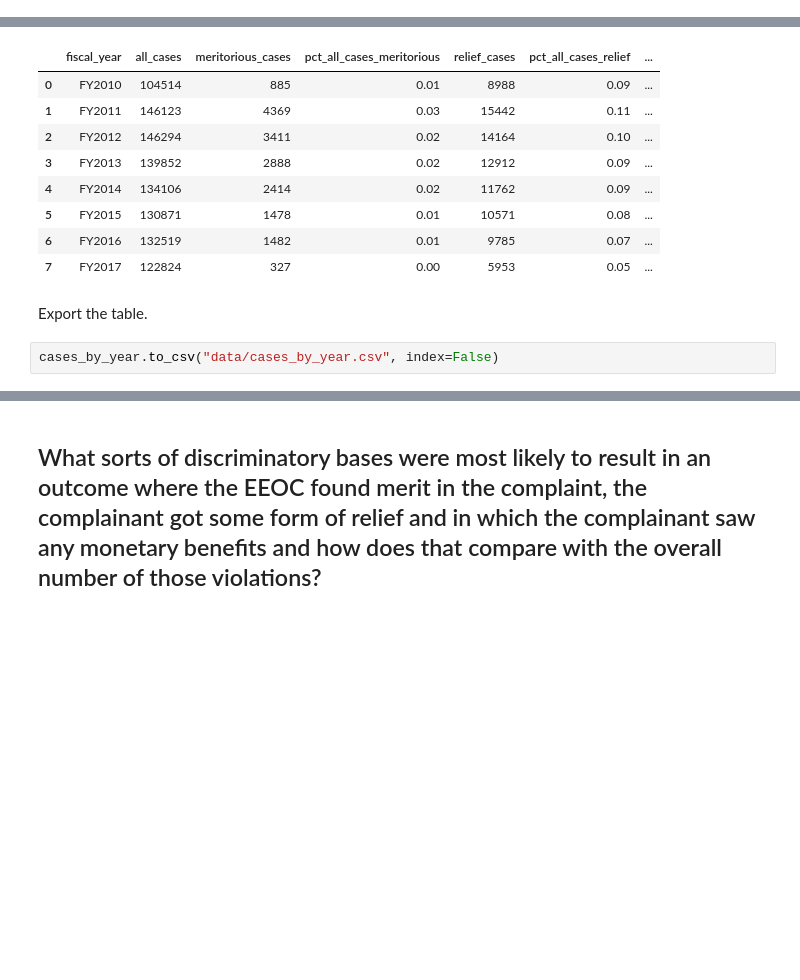
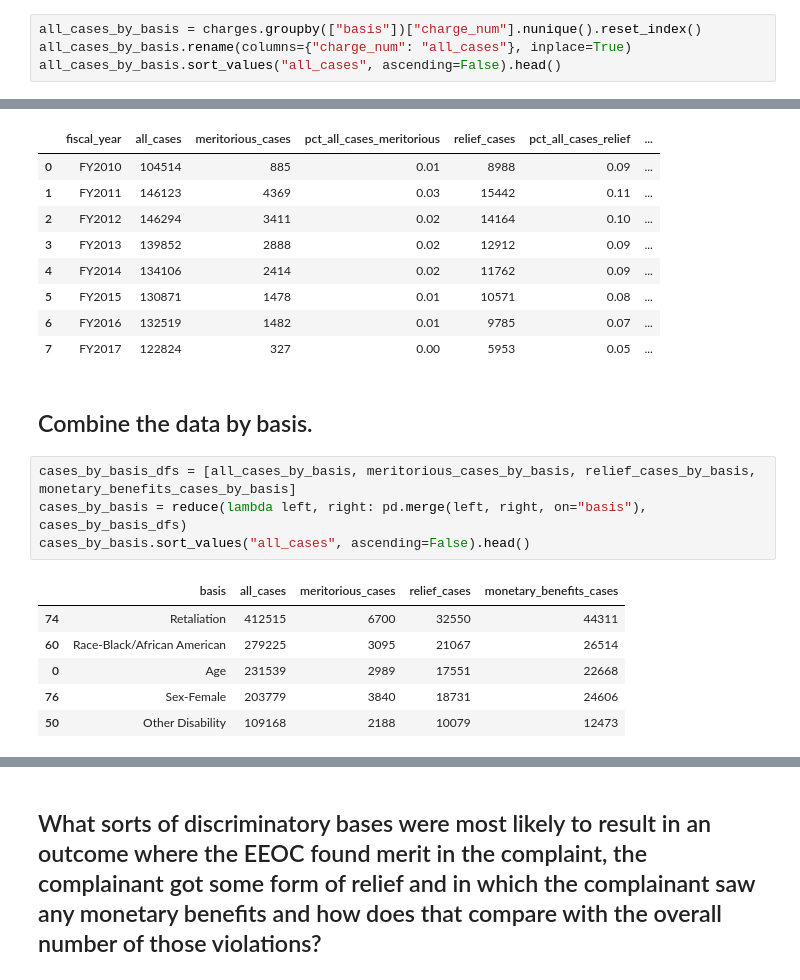
Before and after one commit to PublicI/employment-discrimination, a Jupyter notebook: employment-discrimination.ipynb, the cells around one changed output, grey strips where cells are left out. Drawn from its saved outputs; the diff is of its cells as text; blank space fills up the shorter version.

```diff
--- a/employment-discrimination.ipynb
+++ b/employment-discrimination.ipynb
@@ -238,0 +241,4 @@ all_cases_by_year
+# %%
+all_cases_by_basis = charges.groupby(["basis"])["charge_num"].nunique().reset_index()
+all_cases_by_basis.rename(columns={"charge_num": "all_cases"}, inplace=True)
+all_cases_by_basis.sort_values("all_cases", ascending=False).head()
@@ -347,7 +399,16 @@ cases_by_year
 | 5 | FY2015 | 130871 | 1478 | 0.01 | 10571 | 0.08 | ... |
 | 6 | FY2016 | 132519 | 1482 | 0.01 | 9785 | 0.07 | ... |
 | 7 | FY2017 | 122824 | 327 | 0.00 | 5953 | 0.05 | ... |
-# %% [markdown]
-Export the table.
-# %%
-cases_by_year.to_csv("data/cases_by_year.csv", index=False)
+# %% [markdown]
+## Combine the data by basis.
+# %%
+cases_by_basis_dfs = [all_cases_by_basis, meritorious_cases_by_basis, relief_cases_by_basis, monetary_benefits_cases_by_basis]
+cases_by_basis = reduce(lambda left, right: pd.merge(left, right, on="basis"), cases_by_basis_dfs)
+cases_by_basis.sort_values("all_cases", ascending=False).head()
+# %% [output]
+|  | basis | all_cases | meritorious_cases | relief_cases | monetary_benefits_cases |
+| 74 | Retaliation | 412515 | 6700 | 32550 | 44311 |
+| 60 | Race-Black/African American | 279225 | 3095 | 21067 | 26514 |
+| 0 | Age | 231539 | 2989 | 17551 | 22668 |
+| 76 | Sex-Female | 203779 | 3840 | 18731 | 24606 |
+| 50 | Other Disability | 109168 | 2188 | 10079 | 12473 |
```
Also changed, not shown: parts of 26 cells of this notebook.
